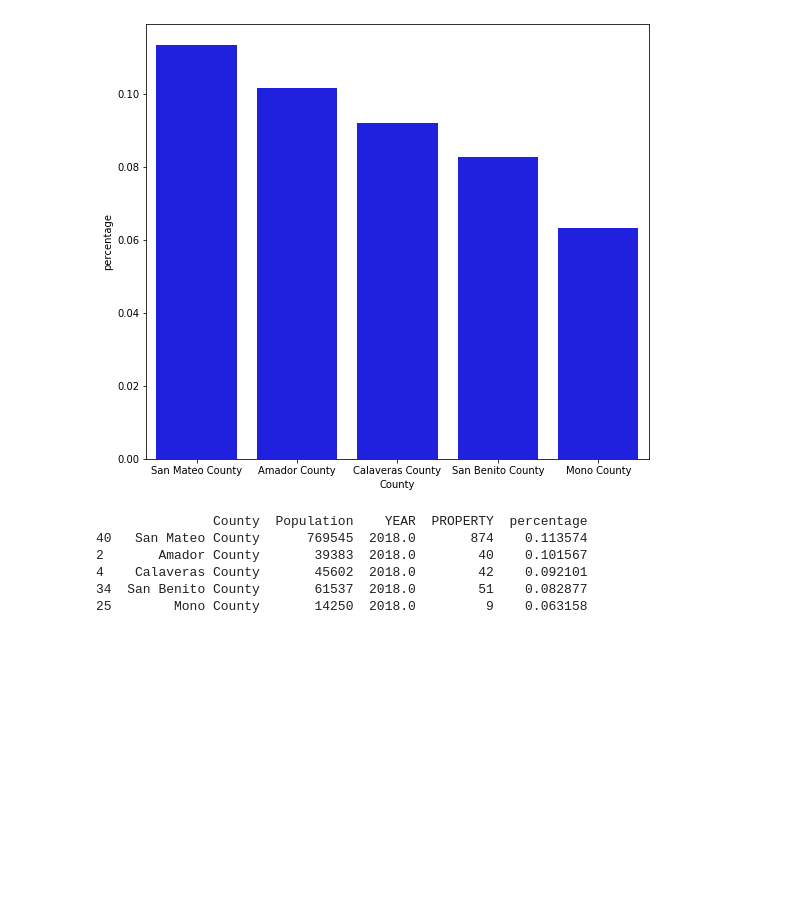
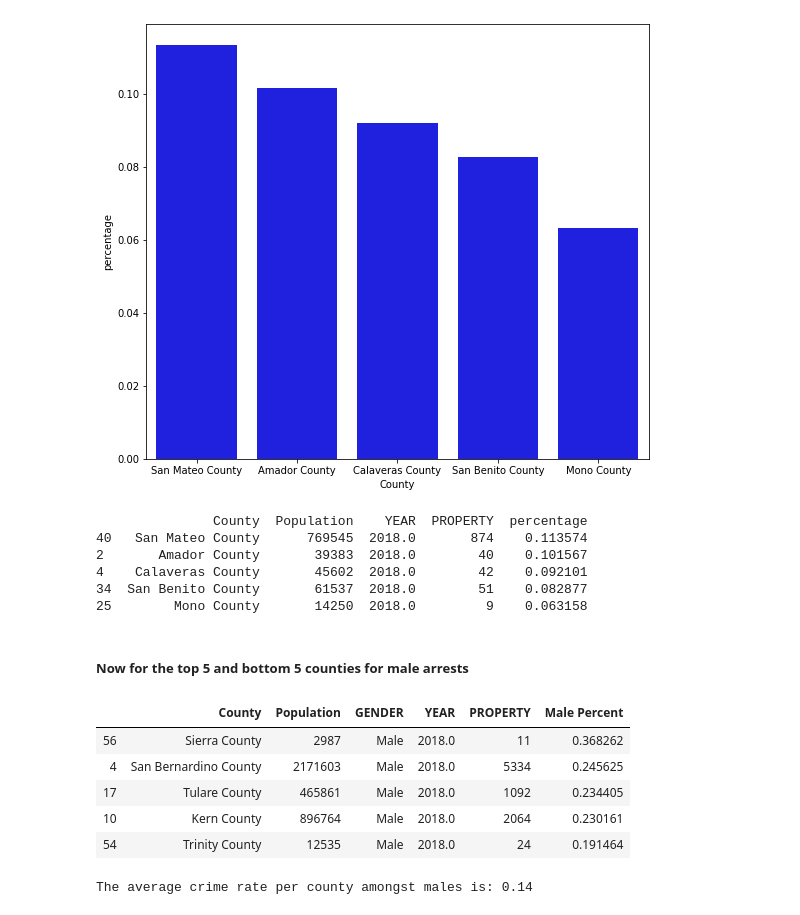
Before and after one commit to joseh4/Testing-the-link-between-fast-food-restaurants-and-property-crime-in-CA, a Jupyter notebook: master-notebook-crime.ipynb, the cells around one changed output. Cells and saved outputs as stored; diff of their text form; code cells hidden in the pictures; blank space fills up the shorter version.

Commit message:
updated master notebook with top5/bot5 male and feemale counties

```diff
--- a/master-notebook-crime.ipynb
+++ b/master-notebook-crime.ipynb
@@ -300,3 +307,30 @@ print(bot_5)
 4    Calaveras County       45602  2018.0        42    0.092101
 34  San Benito County       61537  2018.0        51    0.082877
 25        Mono County       14250  2018.0         9    0.063158
+# %% [markdown]
+##### Now for the top 5 and bottom 5 counties for male arrests
+# %%
+# using the male_crimes variable from previous code, we can use that to order the top 5 counties
+
+top_male_counties= container.join(male_crimes.set_index('COUNTY'), on = 'County')
+top_male_counties = top_male_counties.drop(58, axis = 0)
+
+top_male_counties = top_male_counties.astype({'PROPERTY':int, 'Population':int})
+male_percent = (top_male_counties['PROPERTY']/top_male_counties['Population'])*100
+top_male_counties['Male Percent'] = male_percent
+
+top_5_male_counties = top_male_counties.sort_values('Male Percent', ascending = False)
+male_avg = top_5_male_counties['Male Percent'].mean()
+
+top_5_male_counties.head()
+# %% [output]
+|  | County | Population | GENDER | YEAR | PROPERTY | Male Percent |
+| 56 | Sierra County | 2987 | Male | 2018.0 | 11 | 0.368262 |
+| 4 | San Bernardino County | 2171603 | Male | 2018.0 | 5334 | 0.245625 |
+| 17 | Tulare County | 465861 | Male | 2018.0 | 1092 | 0.234405 |
+| 10 | Kern County | 896764 | Male | 2018.0 | 2064 | 0.230161 |
+| 54 | Trinity County | 12535 | Male | 2018.0 | 24 | 0.191464 |
+# %%
+print(f'The average crime rate per county amongst males is: {round(male_avg, 2)}')
+# %% [output]
+The average crime rate per county amongst males is: 0.14
```
Also changed, not shown: parts of 9 cells of this notebook, 1 other file.
